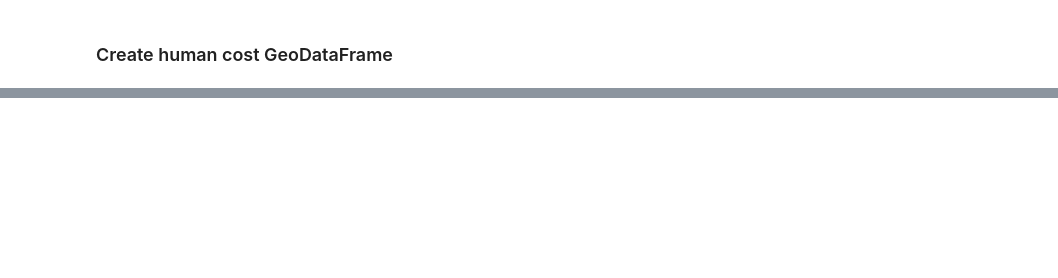
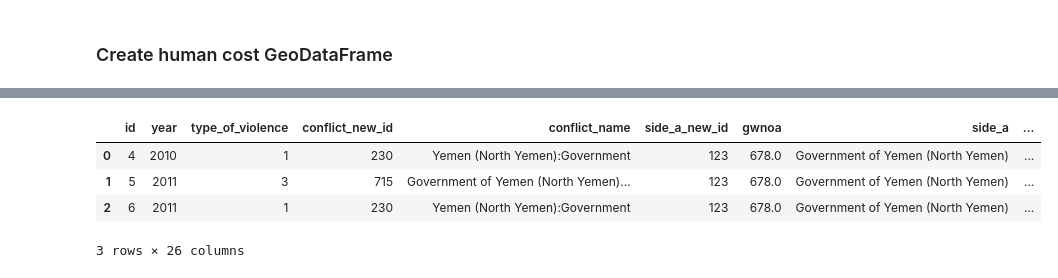
Before and after one commit to vincenzobaz/VBTALL-ADA2017, a Jupyter notebook: Project/notebook_map.ipynb, the cells around one changed output, grey strips where cells are left out. Cells and saved outputs as stored; diff of their text form; code cells hidden in the pictures; blank space fills up the shorter version.

```diff
--- a/Project/notebook_map.ipynb
+++ b/Project/notebook_map.ipynb
@@ -328,5 +255,11 @@ display(human_cost_gdf.head(5))
 # %%
-display(conflict_gdf.head(5))
+display(conflict_gdf.head(3))
+# %% [output]
+|  | id | year | type_of_violence | conflict_new_id | conflict_name | side_a_new_id | gwnoa | side_a | ... |
+| 0 | 4 | 2010 | 1 | 230 | Yemen (North Yemen):Government | 123 | 678.0 | Government of Yemen (North Yemen) | ... |
+| 1 | 5 | 2011 | 3 | 715 | Government of Yemen (North Yemen)... | 123 | 678.0 | Government of Yemen (North Yemen) | ... |
+| 2 | 6 | 2011 | 1 | 230 | Yemen (North Yemen):Government | 123 | 678.0 | Government of Yemen (North Yemen) | ... |
+3 rows × 26 columns
 # %%
 nbr_of_years = len(conflict_gdf.year.unique())
 print(nbr_of_years)
```
Also changed, not shown: parts of 43 cells of this notebook, 31 other files.
